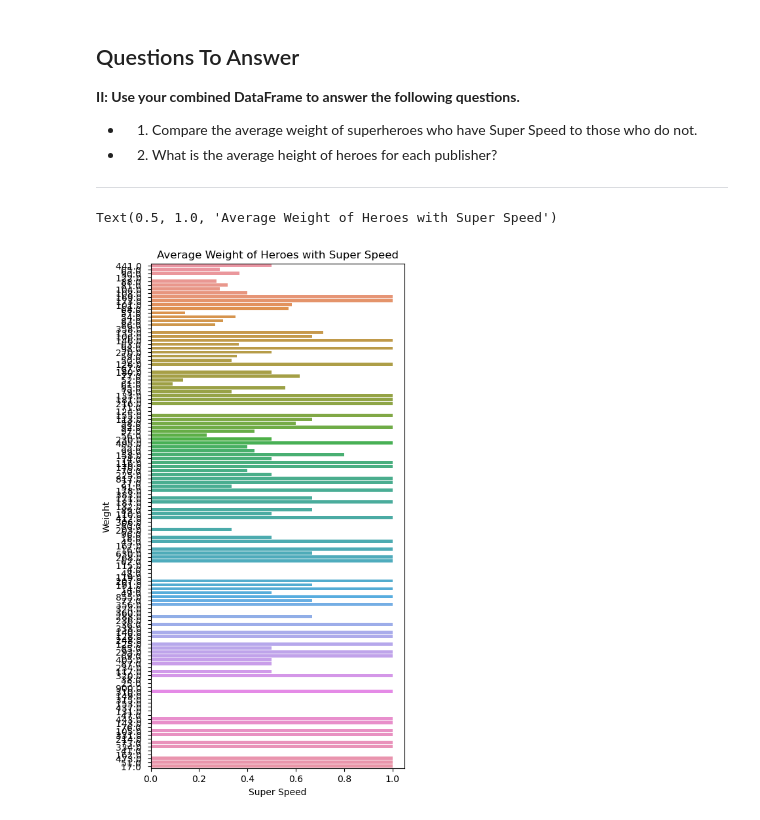
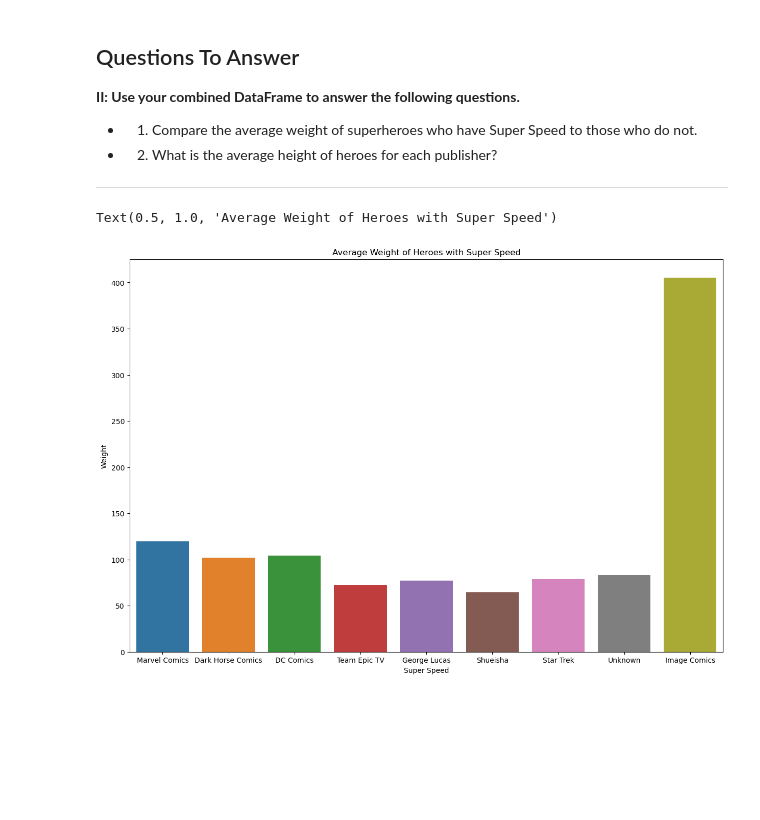
Before and after one commit to norgel/Superheroes, a Jupyter notebook: Superheroes.ipynb, the cells around one changed output. Saved outputs shown, nothing was run; the diff lists cells and outputs as text; code cells hidden in the pictures; blank space fills up the shorter version.

```diff
--- a/Superheroes.ipynb
+++ b/Superheroes.ipynb
@@ -368,0 +384,4 @@ df_hero.head()
+# %%
+df_hero['Height'] = pd.to_numeric(df_hero['Height'])
+# %%
+df_hero['Weight'] = pd.to_numeric(df_hero['Weight'])
@@ -376,16 +416,16 @@ df_hero.head()
 
 ---
 # %%
-#What is the average weight of super powers who have super speed
+#What is the average weight of superheroes who have super speed
 #to those who do not?
-plt.figure(figsize=(5,10))
-ax = sns.barplot(x = 'Super Speed', y='Weight', data=df_hero, errorbar=None)
+plt.figure(figsize=(15,10))
+ax = sns.barplot(x = 'Publisher', y='Weight', data=df_hero, errorbar=None)
 plt.xlabel('Super Speed')
 plt.ylabel('Weight')
 ax.set_title('Average Weight of Heroes with Super Speed')
 # %% [output]
 Text(0.5, 1.0, 'Average Weight of Heroes with Super Speed')
-[figure, old version]
+[figure, new version]
 # %%
 # Question 2:
 plt.figure(figsize=(10,12))
```
Also changed, not shown: parts of 4 cells of this notebook.
